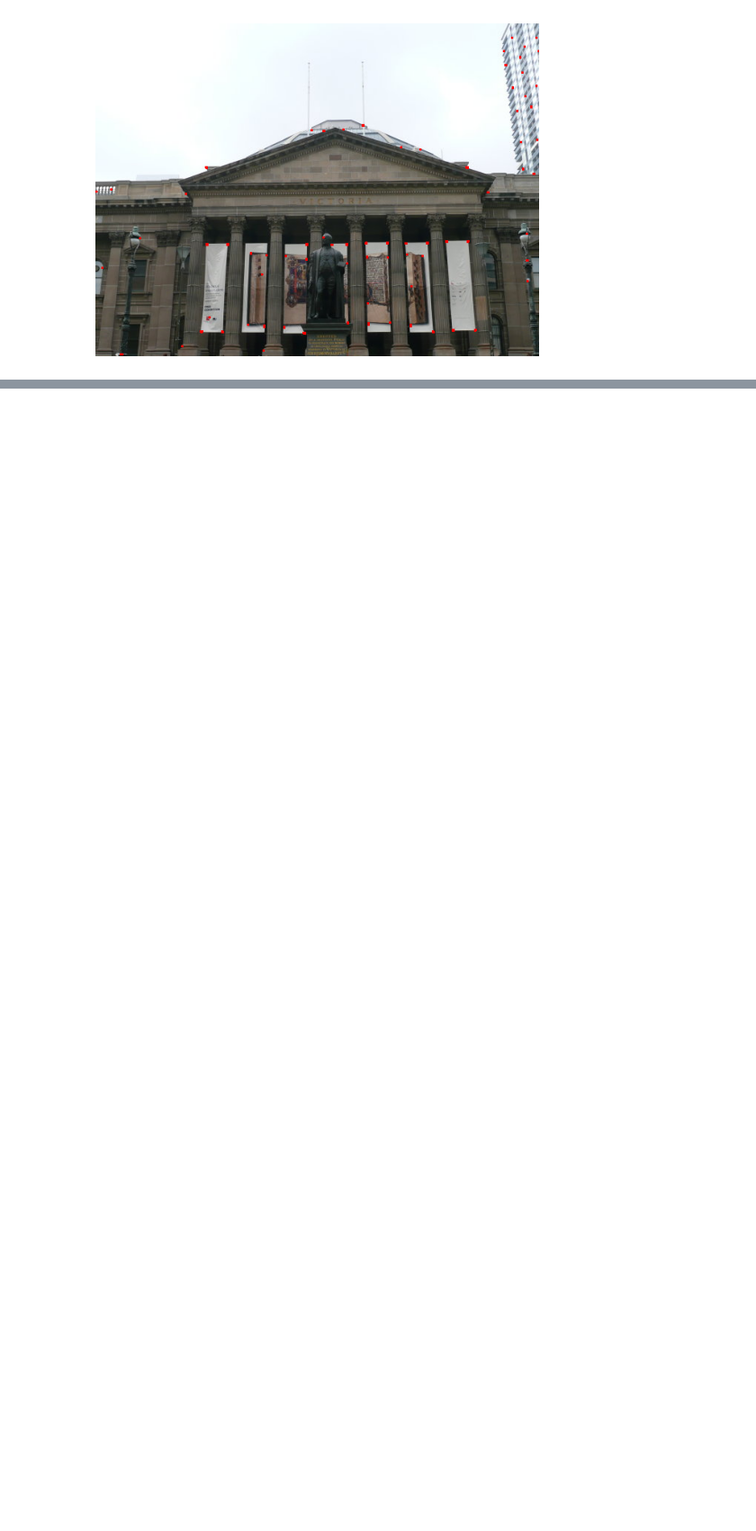
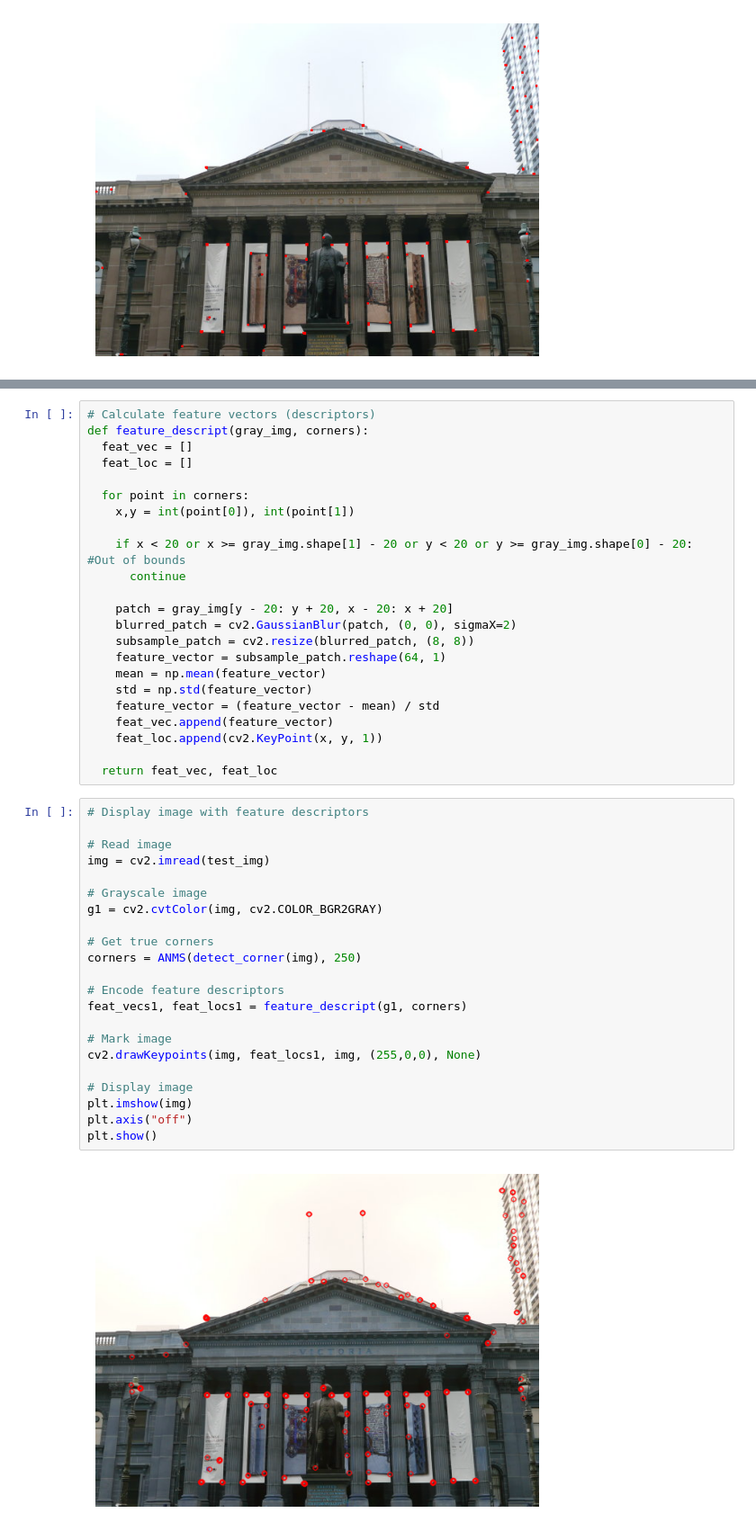
Before and after one commit to kchinna/panorama-stitching, a Jupyter notebook: panorama-stitching.ipynb, the cells around one changed output, grey strips where cells are left out. Shown at 90% size. Saved outputs shown, nothing was run; the diff lists cells and outputs as text; blank space fills up the shorter version.

```diff
--- a/panorama-stitching.ipynb
+++ b/panorama-stitching.ipynb
@@ -116,0 +114,47 @@ plt.show()
+# %%
+# Calculate feature vectors (descriptors)
+def feature_descript(gray_img, corners):
+  feat_vec = []
+  feat_loc = []
+
+  for point in corners:
+    x,y = int(point[0]), int(point[1])
+
+    if x < 20 or x >= gray_img.shape[1] - 20 or y < 20 or y >= gray_img.shape[0] - 20: #Out of bounds
+      continue
+
+    patch = gray_img[y - 20: y + 20, x - 20: x + 20]
+    blurred_patch = cv2.GaussianBlur(patch, (0, 0), sigmaX=2)
+    subsample_patch = cv2.resize(blurred_patch, (8, 8))
+    feature_vector = subsample_patch.reshape(64, 1)
+    mean = np.mean(feature_vector)
+    std = np.std(feature_vector)
+    feature_vector = (feature_vector - mean) / std
+    feat_vec.append(feature_vector)
+    feat_loc.append(cv2.KeyPoint(x, y, 1))
+
+  return feat_vec, feat_loc
+# %%
+# Display image with feature descriptors
+
+# Read image
+img = cv2.imread(test_img)
+
+# Grayscale image
+g1 = cv2.cvtColor(img, cv2.COLOR_BGR2GRAY)
+
+# Get true corners
+corners = ANMS(detect_corner(img), 250)
+
+# Encode feature descriptors
+feat_vecs1, feat_locs1 = feature_descript(g1, corners)
+
+# Mark image
+cv2.drawKeypoints(img, feat_locs1, img, (255,0,0), None)
+
+# Display image
+plt.imshow(img)
+plt.axis("off")
+plt.show()
+# %% [output]
+[figure, added]
```
Also changed, not shown: parts of 17 cells of this notebook.
